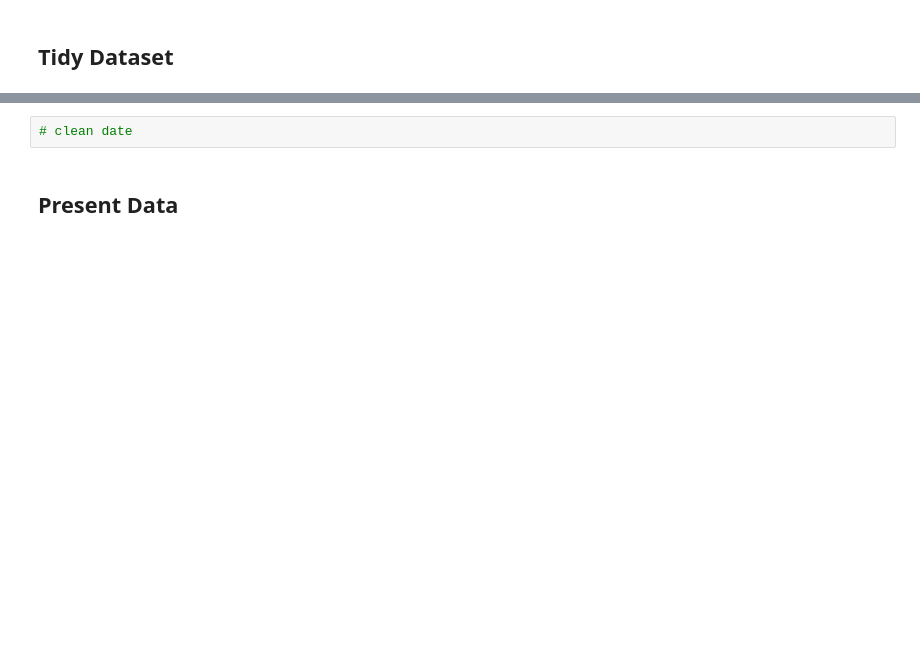
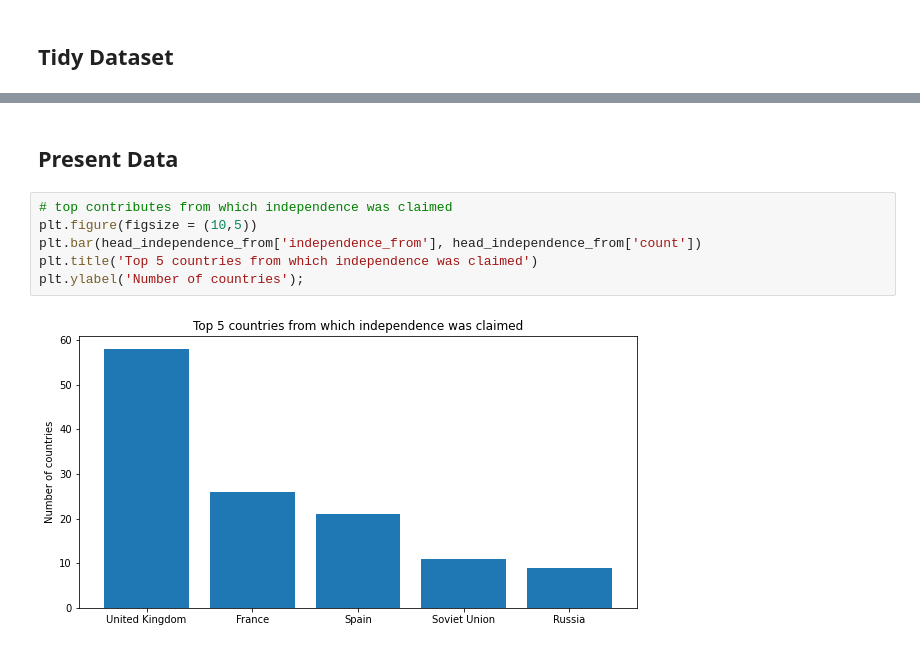
Before and after one commit to ncruickshank/nc_r_tidytuesday, a Jupyter notebook: 20210706 - Independence Day/20210706 - Independence Day.ipynb, the cells around one changed output, grey strips where cells are left out. Cells and saved outputs as stored; diff of their text form; blank space fills up the shorter version.

Commit message:
start plotting

```diff
--- a/20210706 - Independence Day/20210706 - Independence Day.ipynb
+++ b/20210706 - Independence Day/20210706 - Independence Day.ipynb
@@ -96,5 +96,11 @@ Top 5 countries from which independence was claimed
 | 23 | Russia | 9 |
-# %%
-# clean date
 # %% [markdown]
 ## Present Data
+# %%
+# top contributes from which independence was claimed
+plt.figure(figsize = (10,5))
+plt.bar(head_independence_from['independence_from'], head_independence_from['count'])
+plt.title('Top 5 countries from which independence was claimed')
+plt.ylabel('Number of countries');
+# %% [output]
+[figure, added]
```
Also changed, not shown: parts of 3 cells of this notebook.
